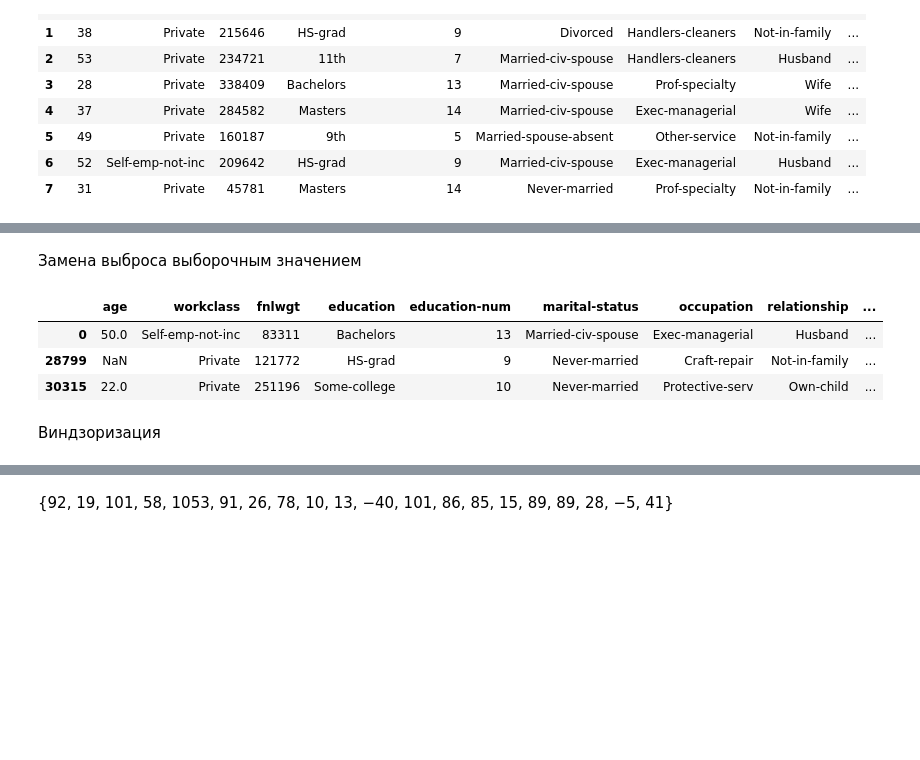
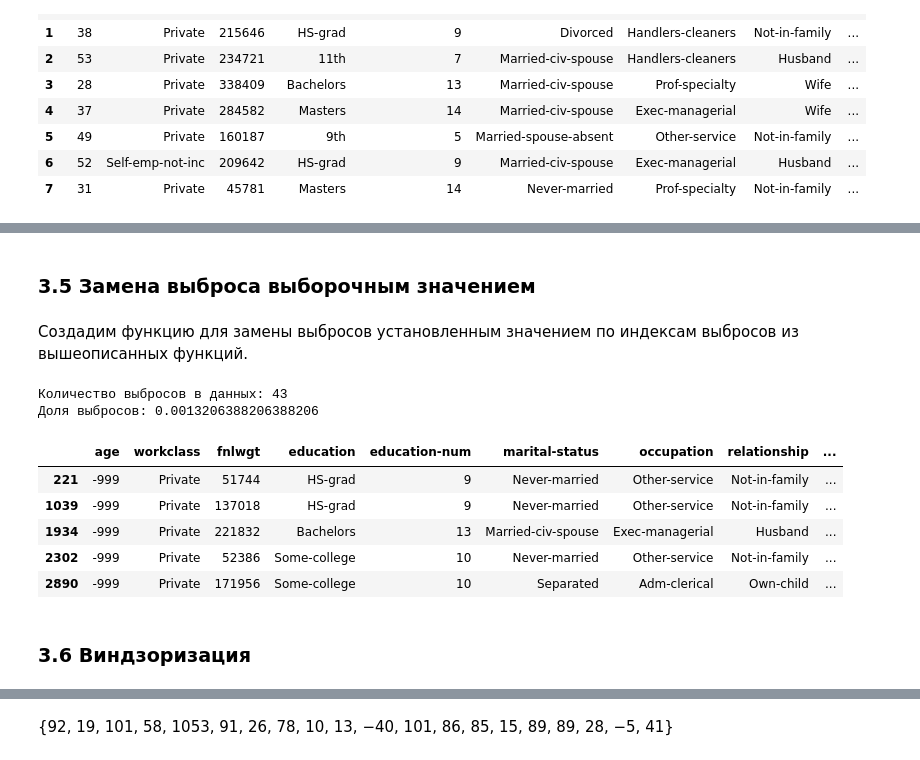
Before and after one commit to sergaph/OTUS-ML, a Jupyter notebook: 7_Feature_Engineering_&_Advanced_Preprocessing/7_Feature_Engenieering.ipynb, the cells around one changed output, grey strips where cells are left out. Cells and saved outputs as stored; diff of their text form; code cells hidden in the pictures; blank space fills up the shorter version.

```diff
--- a/7_Feature_Engineering_&_Advanced_Preprocessing/7_Feature_Engenieering.ipynb
+++ b/7_Feature_Engineering_&_Advanced_Preprocessing/7_Feature_Engenieering.ipynb
@@ -46,0 +110,4 @@ data.head(8)
+# %%
+data['workclass'] = data['workclass'].str.replace('?',str(np.NaN))
+data['native-country'] = data['native-country'].str.replace('?',str(np.NaN))
+data[data.index.isin([13,26])][['workclass','native-country']]
@@ -78,9 +178,18 @@ check_missing(data=data)
 # %%
+# Синтетически создаем пропуски
+
+# С заданной частотой выбираем индексы, которые будем считать пропусками
 hoursperweek_missing_indexes = data.sample(frac=0.1).index
 age_missing_indexes = data.sample(frac=0.15).index
 
+# Копируем признаки и заполняем их NaN
 data_hoursperweek, data_age = data['hours-per-week'].copy(), data['age'].copy()
 data_hoursperweek[hoursperweek_missing_indexes], data_age[age_missing_indexes] = np.NaN, np.NaN
 
-data['hours-per-week'] = data_hoursperweek
-data['age'] = data_age
+# Копируем датасет и присваиваем ему признаки с пропущенными значениями
+data_1 = data.copy()
+data_1['hours-per-week'] = data_hoursperweek
+data_1['age'] = data_age
+
+# Проверяем работу нашей функции `check_missing()`
+check_missing(data=data_1)
@@ -146,6 +225,0 @@ def add_var_denote_NA(data,NA_col=[]):
-# %%
-col = 'age'
-data3 = add_var_denote_NA(data=data,NA_col=[col])
-print(data3[col].value_counts())
-
-dprint(data3, INDEXES)
@@ -185,4 +225,0 @@ def impute_NA_with_arbitrary(data,impute_value,NA_col=[]):
-# %%
-col = 'age'
-data4 = impute_NA_with_arbitrary(data=data,impute_value=-999,NA_col=[col])
-dprint(data4,INDEXES)
@@ -415,5 +592,7 @@ Length: 32560, dtype: bool
 # %% [markdown]
-Замена выброса выборочным значением
+### 3.5 Замена выброса выборочным значением
+# %% [markdown]
+Создадим функцию для замены выбросов установленным значением по индексам выбросов из вышеописанных функций.
 # %%
 def impute_outlier_with_arbitrary(data,outlier_index,value,col=[]):
     data_copy = data.copy(deep=True)
@@ -421,13 +600,18 @@ def impute_outlier_with_arbitrary(data,outlier_index,value,col=[]):
         data_copy.loc[outlier_index,i] = value
     return data_copy
 # %%
-data2 = impute_outlier_with_arbitrary(data=data,outlier_index=index,
+index_age = outlier_detect_MAD(data=data,col='age',threshold=3.5)
+data_10 = impute_outlier_with_arbitrary(data=data,outlier_index=index_age,
                                          value=-999,col=['age'])
-dprint(data2, INDEXES)
+data_10[index_age].head()
 # %% [output]
+Количество выбросов в данных: 43
+Доля выбросов: 0.0013206388206388206
 |  | age | workclass | fnlwgt | education | education-num | marital-status | occupation | relationship | ... |
-| 0 | 50.0 | Self-emp-not-inc | 83311 | Bachelors | 13 | Married-civ-spouse | Exec-managerial | Husband | ... |
-| 28799 | NaN | Private | 121772 | HS-grad | 9 | Never-married | Craft-repair | Not-in-family | ... |
-| 30315 | 22.0 | Private | 251196 | Some-college | 10 | Never-married | Protective-serv | Own-child | ... |
+| 221 | -999 | Private | 51744 | HS-grad | 9 | Never-married | Other-service | Not-in-family | ... |
+| 1039 | -999 | Private | 137018 | HS-grad | 9 | Never-married | Other-service | Not-in-family | ... |
+| 1934 | -999 | Private | 221832 | Bachelors | 13 | Married-civ-spouse | Exec-managerial | Husband | ... |
+| 2302 | -999 | Private | 52386 | Some-college | 10 | Never-married | Other-service | Not-in-family | ... |
+| 2890 | -999 | Private | 171956 | Some-college | 10 | Separated | Adm-clerical | Own-child | ... |
-# %% [markdown]
-Виндзоризация
+# %% [markdown]
+### 3.6 Виндзоризация
```
Also changed, not shown: parts of 201 cells of this notebook, 4 other files.
